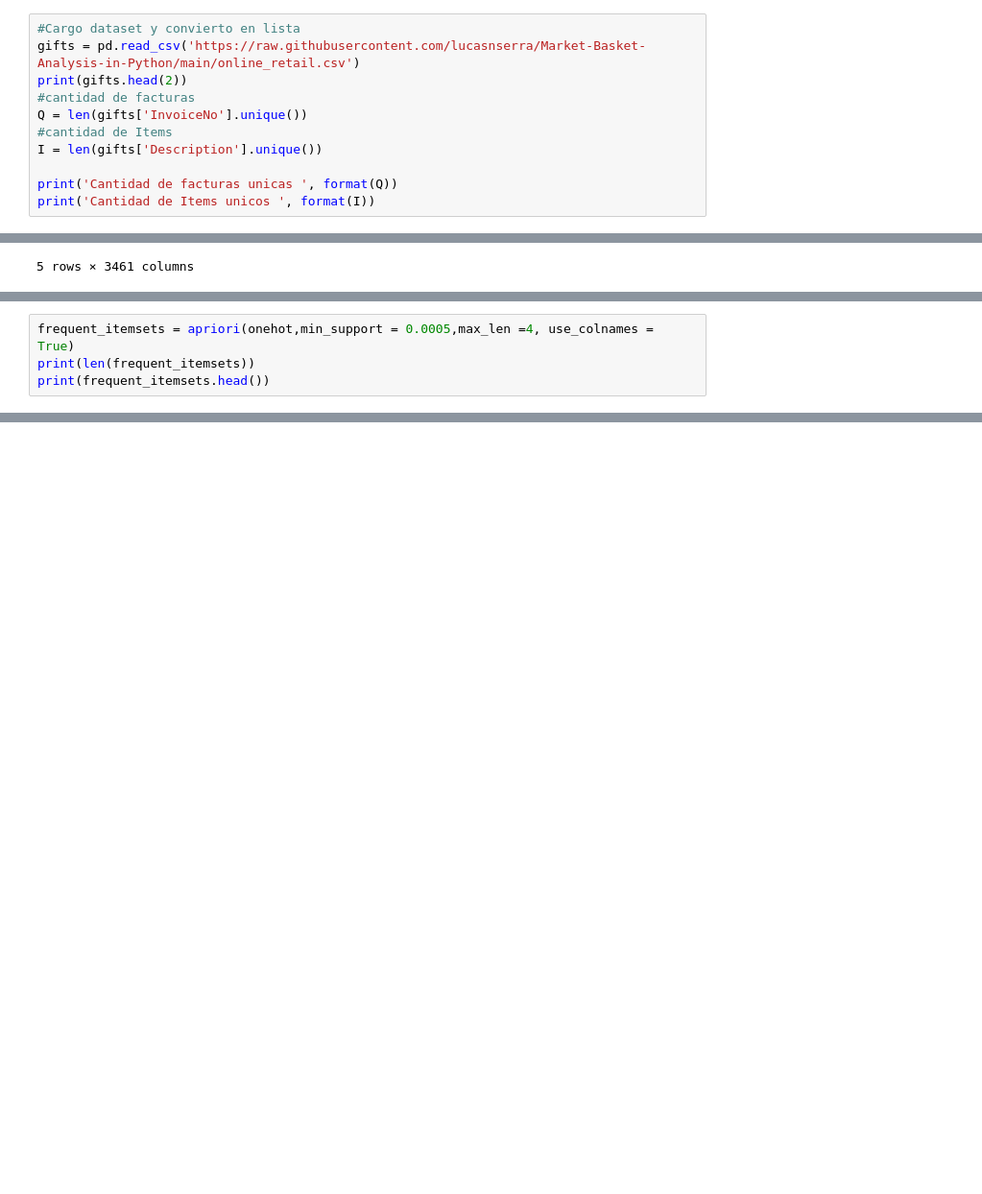
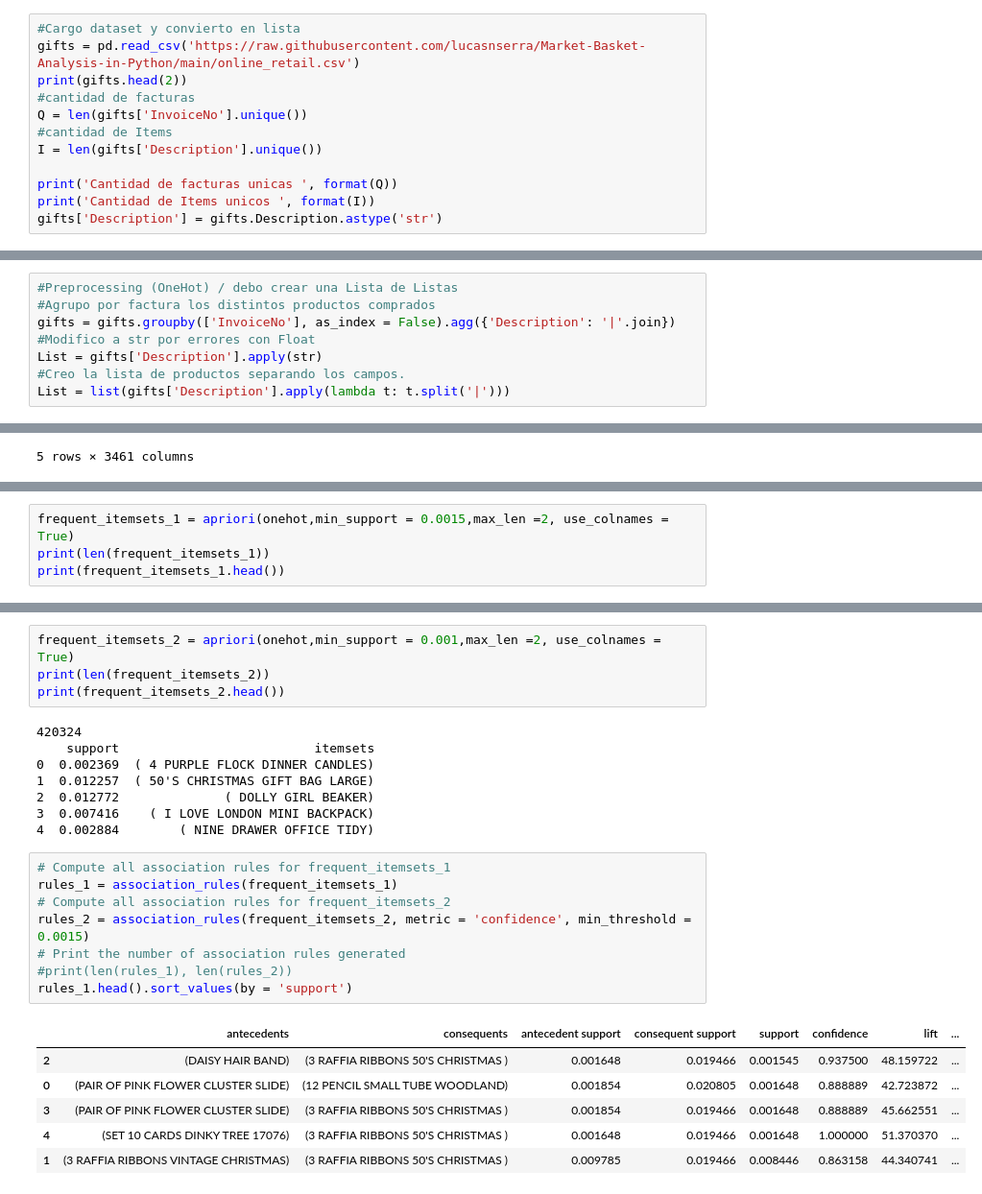
Before and after one commit to lucasnserra/Market-Basket-Analysis-in-Python, a Jupyter notebook: 3°_Market_Basket_The_Apriori_Algorithm.ipynb, the cells around one changed output, grey strips where cells are left out. Shown: that part at 96% size. Drawn from its saved outputs; the diff is of its cells as text; blank space fills up the shorter version.

```diff
--- a/3°_Market_Basket_The_Apriori_Algorithm.ipynb
+++ b/3°_Market_Basket_The_Apriori_Algorithm.ipynb
@@ -23,6 +21,7 @@ I = len(gifts['Description'].unique())
 
 print('Cantidad de facturas unicas ', format(Q))
 print('Cantidad de Items unicos ', format(I))
+gifts['Description'] = gifts.Description.astype('str')
 # %% [output]
   InvoiceNo StockCode                      Description
 0    562583    35637A  IVORY STRING CURTAIN WITH POLE
@@ -39,3 +31,11 @@ List = extractDigits(List)
+# %%
+#Preprocessing (OneHot) / debo crear una Lista de Listas
+#Agrupo por factura los distintos productos comprados
+gifts = gifts.groupby(['InvoiceNo'], as_index = False).agg({'Description': '|'.join})
+#Modifico a str por errores con Float
+List = gifts['Description'].apply(str)
+#Creo la lista de productos separando los campos.
+List = list(gifts['Description'].apply(lambda t: t.split('|')))
 # %%
 #Creo el encoder y lo entreno
 encoder = TransactionEncoder().fit(List)
@@ -55,5 +57,5 @@ onehot.head()
 # %%
-frequent_itemsets = apriori(onehot,min_support = 0.0005,max_len =4, use_colnames = True)
-print(len(frequent_itemsets))
-print(frequent_itemsets.head())
+frequent_itemsets_1 = apriori(onehot,min_support = 0.0015,max_len =2, use_colnames = True)
+print(len(frequent_itemsets_1))
+print(frequent_itemsets_1.head())
 # %% [output]
@@ -60,0 +69,27 @@ print(frequent_itemsets.head())
+# %%
+frequent_itemsets_2 = apriori(onehot,min_support = 0.001,max_len =2, use_colnames = True)
+print(len(frequent_itemsets_2))
+print(frequent_itemsets_2.head())
+# %% [output]
+420324
+    support                          itemsets
+0  0.002369  ( 4 PURPLE FLOCK DINNER CANDLES)
+1  0.012257  ( 50'S CHRISTMAS GIFT BAG LARGE)
+2  0.012772              ( DOLLY GIRL BEAKER)
+3  0.007416    ( I LOVE LONDON MINI BACKPACK)
+4  0.002884        ( NINE DRAWER OFFICE TIDY)
+# %%
+# Compute all association rules for frequent_itemsets_1
+rules_1 = association_rules(frequent_itemsets_1)
+# Compute all association rules for frequent_itemsets_2
+rules_2 = association_rules(frequent_itemsets_2, metric = 'confidence', min_threshold = 0.0015)
+# Print the number of association rules generated
+#print(len(rules_1), len(rules_2))
+rules_1.head().sort_values(by = 'support')
+# %% [output]
+|  | antecedents | consequents | antecedent support | consequent support | support | confidence | lift | ... |
+| 2 | (DAISY HAIR BAND) | (3 RAFFIA RIBBONS 50'S CHRISTMAS ) | 0.001648 | 0.019466 | 0.001545 | 0.937500 | 48.159722 | ... |
+| 0 | (PAIR OF PINK FLOWER CLUSTER SLIDE) | (12 PENCIL SMALL TUBE WOODLAND) | 0.001854 | 0.020805 | 0.001648 | 0.888889 | 42.723872 | ... |
+| 3 | (PAIR OF PINK FLOWER CLUSTER SLIDE) | (3 RAFFIA RIBBONS 50'S CHRISTMAS ) | 0.001854 | 0.019466 | 0.001648 | 0.888889 | 45.662551 | ... |
+| 4 | (SET 10 CARDS DINKY TREE 17076) | (3 RAFFIA RIBBONS 50'S CHRISTMAS ) | 0.001648 | 0.019466 | 0.001648 | 1.000000 | 51.370370 | ... |
+| 1 | (3 RAFFIA RIBBONS VINTAGE CHRISTMAS) | (3 RAFFIA RIBBONS 50'S CHRISTMAS ) | 0.009785 | 0.019466 | 0.008446 | 0.863158 | 44.340741 | ... |
```
Also changed, not shown: parts of 7 cells of this notebook.
